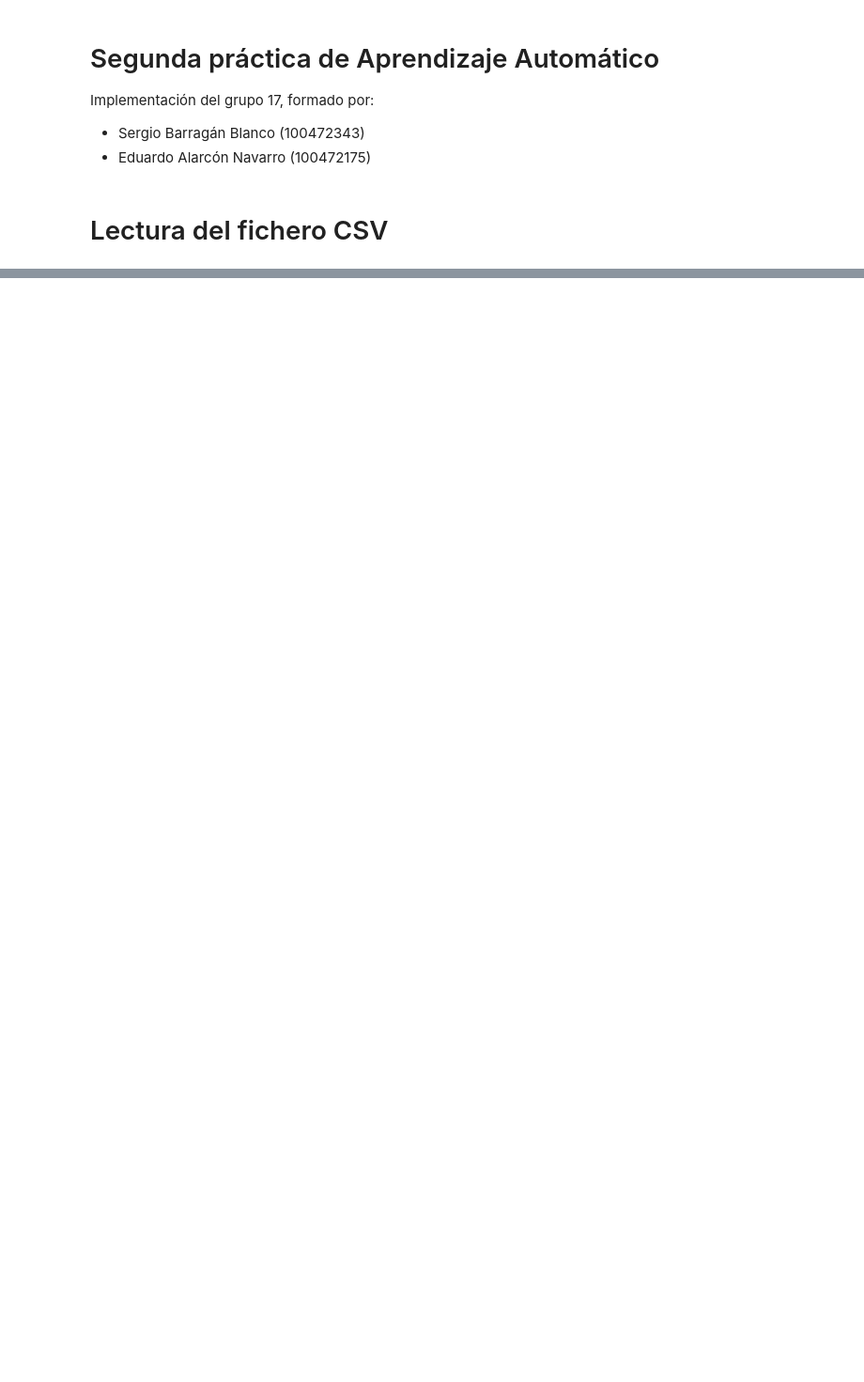
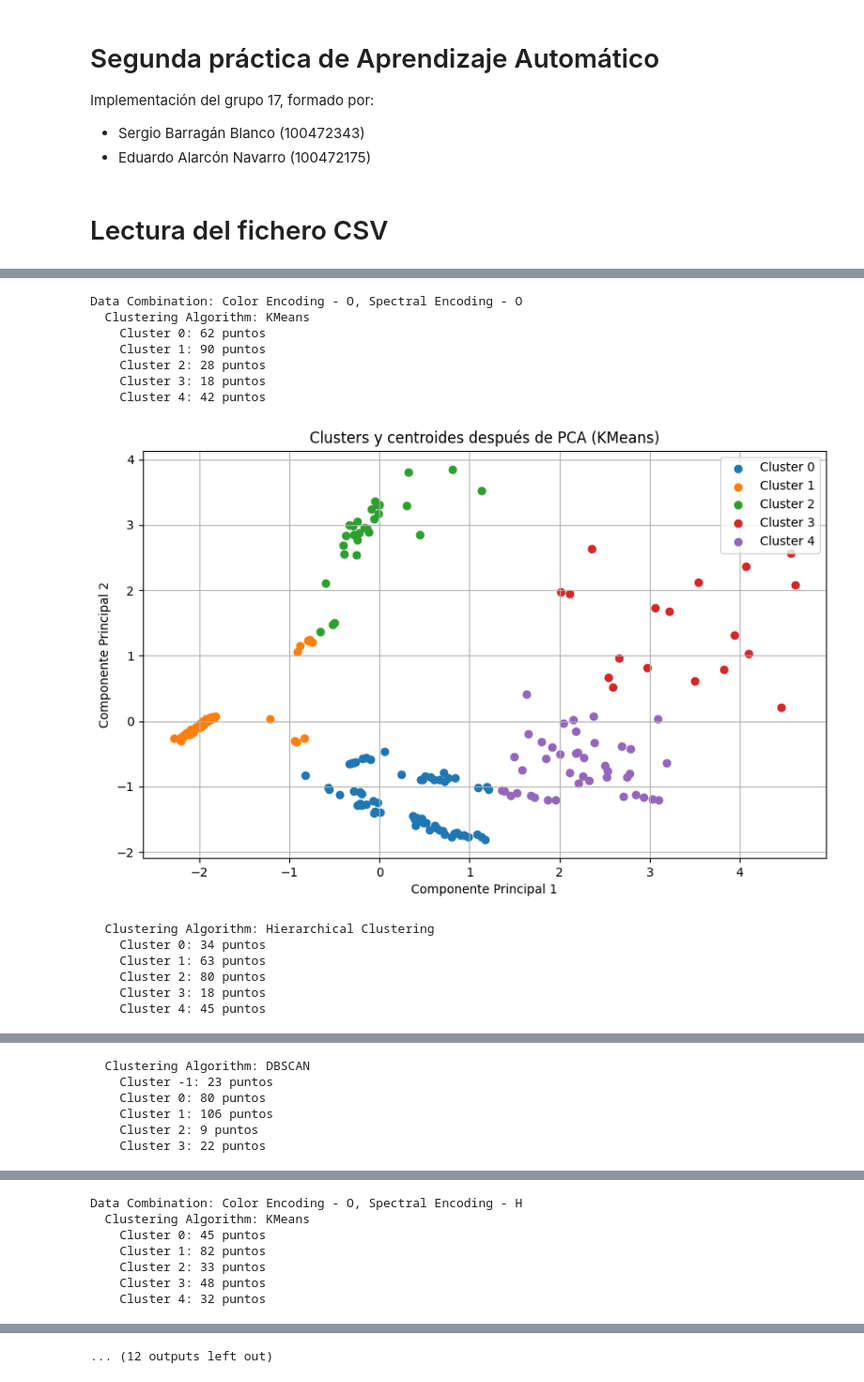
Before and after one commit to 100472175/ML-82-17-2, a Jupyter notebook: Stars.ipynb, the cells around one changed output, grey strips where cells are left out. Shown: that part at 94% size. Drawn from its saved outputs; the diff is of its cells as text; code cells hidden in the pictures; blank space fills up the shorter version.

```diff
--- a/Stars.ipynb
+++ b/Stars.ipynb
@@ -133,0 +218,66 @@ plt.show()
+# %%
+from sklearn.cluster import KMeans, AgglomerativeClustering, DBSCAN
+from sklearn.preprocessing import StandardScaler
+from sklearn.decomposition import PCA
+import matplotlib.pyplot as plt
+
+# Definir una lista de algoritmos de clustering
+clustering_algorithms = {
+    "KMeans": KMeans(n_clusters=5, random_state=42),
+    "Hierarchical Clustering": AgglomerativeClustering(n_clusters=5),
+    "DBSCAN": DBSCAN(eps=0.5, min_samples=5)
+}
+
+# Aplicar StandardScaler y PCA a todas las combinaciones de datos
+for color_encoding, spectral_encoding, df in master_data:
+    print(f"Data Combination: Color Encoding - {color_encoding}, Spectral Encoding - {spectral_encoding}")
+
+    # Aplicar StandardScaler
+    scaler = StandardScaler()
+    df_scaled = scaler.fit_transform(df)
+
+    # Aplicar PCA con 2 componentes
+    pca = PCA(n_components=2)
+    df_pca = pca.fit_transform(df_scaled)
+
+    # Iterar sobre los algoritmos de clustering
+    for algorithm_name, algorithm in clustering_algorithms.items():
+        print(f"  Clustering Algorithm: {algorithm_name}")
+
+        # Realizar clustering con el algoritmo actual
+        algorithm.fit(df_pca)
+
+        # Mostrar los resultados de los clusters
+        cluster_labels = algorithm.labels_
+        unique_labels = np.unique(cluster_labels)
+        for label in unique_labels:
+            print(f"    Cluster {label}: {np.sum(cluster_labels == label)} puntos")
+
+        # Plot de los datos y los clusters
+        plt.figure(figsize=(10, 6))
+        for label in unique_labels:
+            plt.scatter(df_pca[cluster_labels == label, 0], df_pca[cluster_labels == label, 1], label=f'Cluster {label}')
+
+        plt.xlabel('Componente Principal 1')
+        plt.ylabel('Componente Principal 2')
+        plt.title(f'Clusters y centroides después de PCA ({algorithm_name})')
+        plt.legend()
+        plt.grid(True)
+        plt.show()
+
+    print("\n")
+# %% [output]
+Data Combination: Color Encoding - O, Spectral Encoding - O
+  Clustering Algorithm: KMeans
+    Cluster 0: 62 puntos
+    Cluster 1: 90 puntos
+    Cluster 2: 28 puntos
+    Cluster 3: 18 puntos
+    Cluster 4: 42 puntos
+[figure, added]
+  Clustering Algorithm: Hierarchical Clustering
+    Cluster 0: 34 puntos
+    Cluster 1: 63 puntos
+    Cluster 2: 80 puntos
+    Cluster 3: 18 puntos
+    Cluster 4: 45 puntos
@@ -133,0 +285,6 @@ plt.show()
+  Clustering Algorithm: DBSCAN
+    Cluster -1: 23 puntos
+    Cluster 0: 80 puntos
+    Cluster 1: 106 puntos
+    Cluster 2: 9 puntos
+    Cluster 3: 22 puntos
@@ -133,0 +292,7 @@ plt.show()
+Data Combination: Color Encoding - O, Spectral Encoding - H
+  Clustering Algorithm: KMeans
+    Cluster 0: 45 puntos
+    Cluster 1: 82 puntos
+    Cluster 2: 33 puntos
+    Cluster 3: 48 puntos
+    Cluster 4: 32 puntos
@@ -133,0 +316 @@ plt.show()
+... (12 outputs left out)
```
Also changed, not shown: parts of 15 cells of this notebook, 1 other file.
